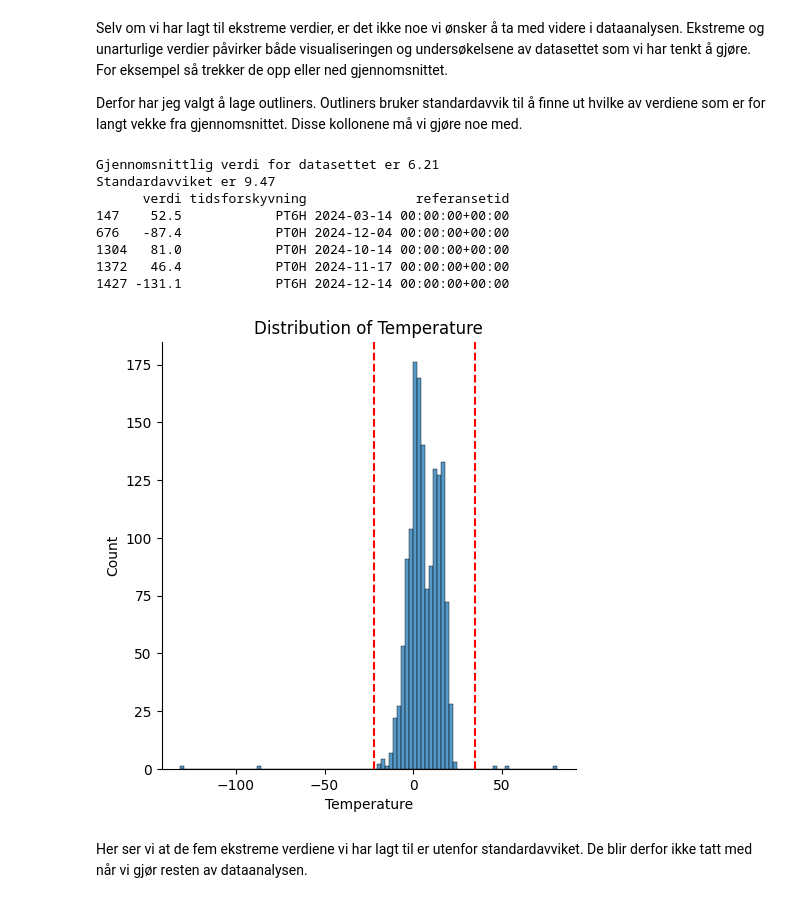
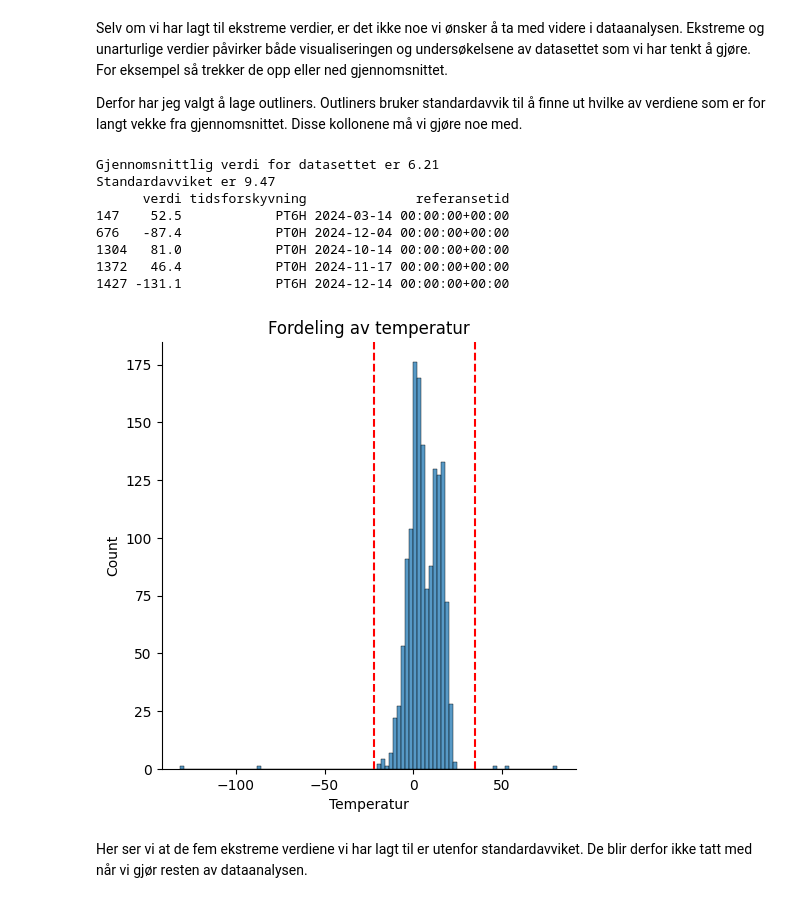
Before and after one commit to Sofihage/Milj-dataanalyse, a Jupyter notebook: notebooks/temperature.ipynb, the cells around one changed output. Drawn from its saved outputs; the diff is of its cells as text; code cells hidden in the pictures.

Commit message:
temperature jobbet for å få bedre fly i dokumentet

```diff
--- a/notebooks/temperature.ipynb
+++ b/notebooks/temperature.ipynb
@@ -206,26 +206,26 @@ Derfor har jeg valgt å lage outliners. Outliners bruker standardavvik til å fi
 # %%
 # Finner øvre og nedre grense
 lower_limit, upper_limit = fc.lower_upper_limit(temperature)
 
 # Sier at de verdiene som er utenfor grensene lagres i outliers
 outliers = temperature[temperature['verdi'].between(lower_limit, upper_limit) == False]
 print(outliers)
 
 # Visualiserer datasettet med øvre og nedre grense
-plot = sns.displot(data=temperature['verdi']).set(title="Distribution of Temperature", xlabel="Temperature")
+plot = sns.displot(data=temperature['verdi']).set(title="Fordeling av temperatur", xlabel="Temperatur")
 for ax in plot.axes.flat:
     ax.axvline(lower_limit, color='r', linestyle='--', label='Lower Limit')
     ax.axvline(upper_limit, color='r', linestyle='--', label='Upper Limit')
 # %% [output]
 Gjennomsnittlig verdi for datasettet er 6.21
 Standardavviket er 9.47
       verdi tidsforskyvning              referansetid
 147    52.5            PT6H 2024-03-14 00:00:00+00:00
 676   -87.4            PT0H 2024-12-04 00:00:00+00:00
 1304   81.0            PT0H 2024-10-14 00:00:00+00:00
 1372   46.4            PT0H 2024-11-17 00:00:00+00:00
 1427 -131.1            PT6H 2024-12-14 00:00:00+00:00
-[figure, old version]
+[figure, new version]
 # %% [markdown]
 Her ser vi at de fem ekstreme verdiene vi har lagt til er utenfor standardavviket. De blir derfor ikke tatt med når vi gjør resten av dataanalysen.
 # %%
```
Also changed, not shown: parts of 11 cells of this notebook.
